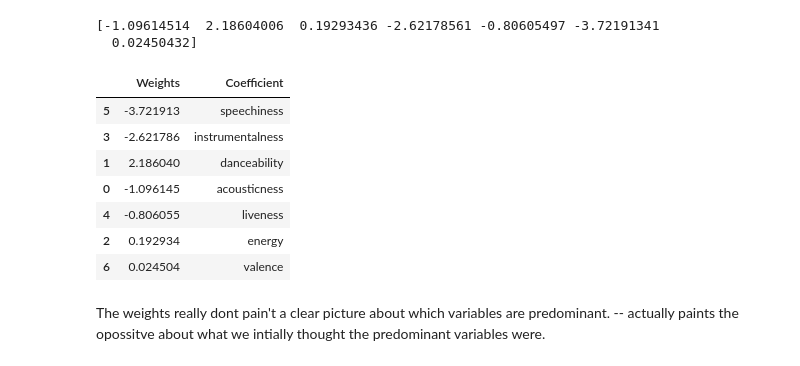
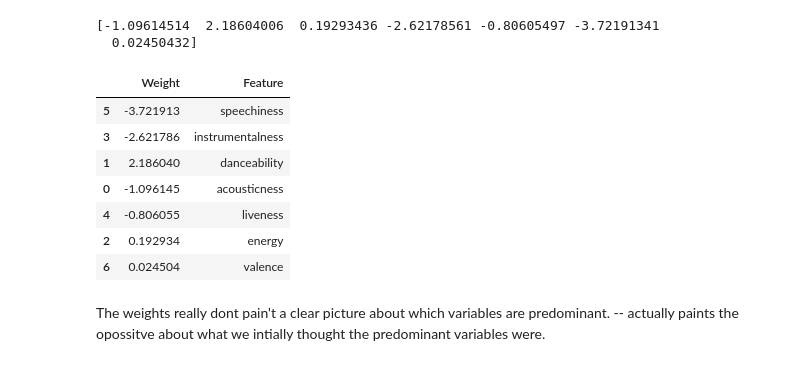
Before and after one commit to dbarer/Song-Popularity-DS, a Jupyter notebook: adie_analysis.ipynb, the cells around one changed output. Drawn from its saved outputs; the diff is of its cells as text; code cells hidden in the pictures.

```diff
--- a/adie_analysis.ipynb
+++ b/adie_analysis.ipynb
@@ -76,16 +77,16 @@ y = data["Top100"]
 clf = LogisticRegression(random_state=0).fit(X, y)
 clf.fit(X, y)
 print(clf.coef_[0])
-weights = pd.DataFrame(columns=["Weights", "Coefficient"])
-weights["Weights"] = clf.coef_[0]
-weights["Coefficient"] = X.columns
+weights = pd.DataFrame(columns=["Weight", "Feature"])
+weights["Weight"] = clf.coef_[0]
+weights["Feature"] = X.columns
 # %% [output]
 [-1.09614514  2.18604006  0.19293436 -2.62178561 -0.80605497 -3.72191341
   0.02450432]
 # %%
-weights.reindex(weights.Weights.abs().sort_values(ascending=False).index)
+weights.reindex(weights.Weight.abs().sort_values(ascending=False).index)
 # %% [output]
-|  | Weights | Coefficient |
+|  | Weight | Feature |
 | 5 | -3.721913 | speechiness |
 | 3 | -2.621786 | instrumentalness |
 | 1 | 2.186040 | danceability |
```
Also changed, not shown: parts of 12 cells of this notebook.
